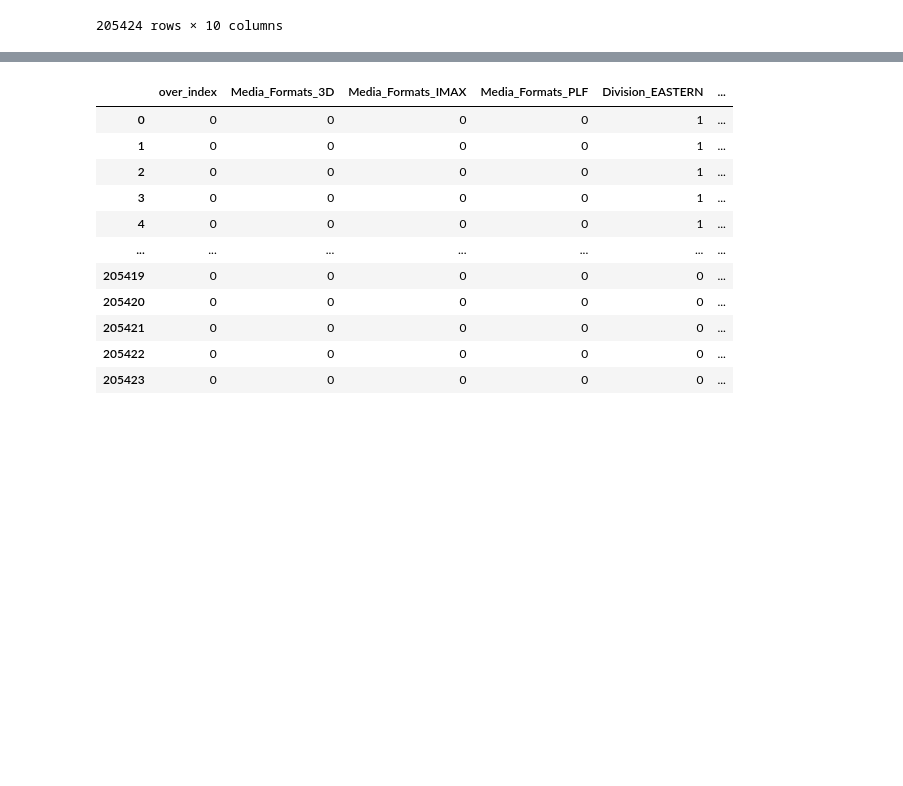
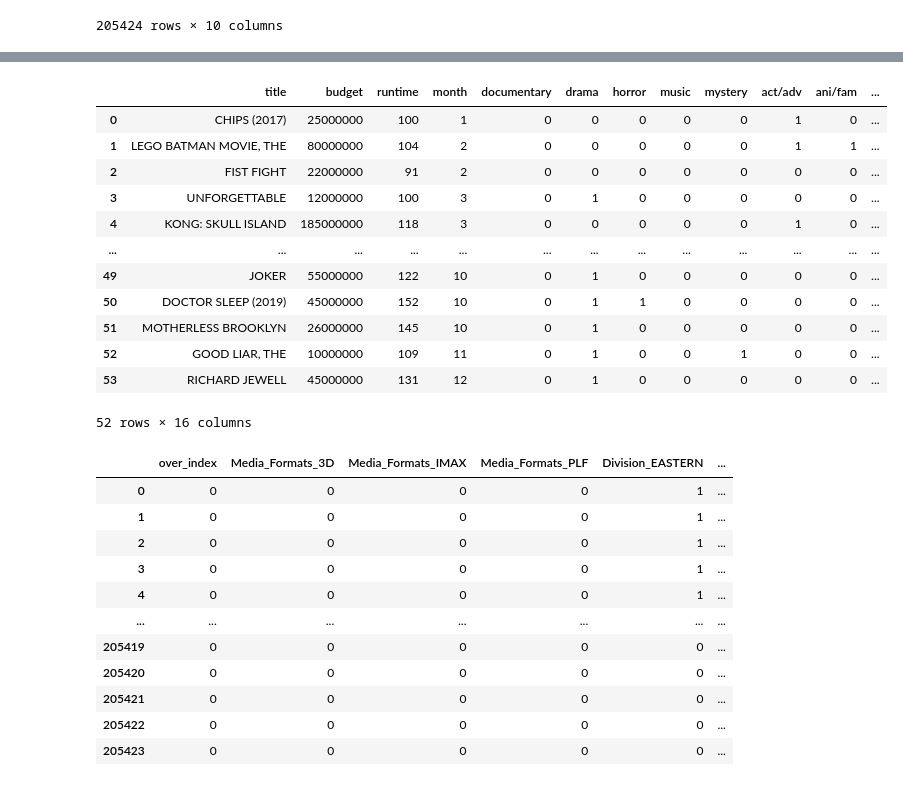
Before and after one commit to xazsanch/Identifiying-Over-and-Under-Performing-US-Movie-Theaters, a Jupyter notebook: over_under_theatres.ipynb, the cells around one changed output, grey strips where cells are left out. Cells and saved outputs as stored; diff of their text form; code cells hidden in the pictures; blank space fills up the shorter version.

```diff
--- a/over_under_theatres.ipynb
+++ b/over_under_theatres.ipynb
@@ -692,6 +691,22 @@ with pd.option_context("display.max_rows", 1000):
 | 51 | MOTHERLESS BROOKLYN | 26000000 | 145 | 10 | 0 | 1 | 0 | 0 | 0 | 0 | 0 | ... |
 | 52 | GOOD LIAR, THE | 10000000 | 109 | 11 | 0 | 1 | 0 | 0 | 1 | 0 | 0 | ... |
 | 53 | RICHARD JEWELL | 45000000 | 131 | 12 | 0 | 1 | 0 | 0 | 0 | 0 | 0 | ... |
+# %%
+full_movie
+# %% [output]
+|  | title | budget | runtime | month | documentary | drama | horror | music | mystery | act/adv | ani/fam | ... |
+| 0 | CHIPS (2017) | 25000000 | 100 | 1 | 0 | 0 | 0 | 0 | 0 | 1 | 0 | ... |
+| 1 | LEGO BATMAN MOVIE, THE | 80000000 | 104 | 2 | 0 | 0 | 0 | 0 | 0 | 1 | 1 | ... |
+| 2 | FIST FIGHT | 22000000 | 91 | 2 | 0 | 0 | 0 | 0 | 0 | 0 | 0 | ... |
+| 3 | UNFORGETTABLE | 12000000 | 100 | 3 | 0 | 1 | 0 | 0 | 0 | 0 | 0 | ... |
+| 4 | KONG: SKULL ISLAND | 185000000 | 118 | 3 | 0 | 0 | 0 | 0 | 0 | 1 | 0 | ... |
+| ... | ... | ... | ... | ... | ... | ... | ... | ... | ... | ... | ... | ... |
+| 49 | JOKER | 55000000 | 122 | 10 | 0 | 1 | 0 | 0 | 0 | 0 | 0 | ... |
+| 50 | DOCTOR SLEEP (2019) | 45000000 | 152 | 10 | 0 | 1 | 1 | 0 | 0 | 0 | 0 | ... |
+| 51 | MOTHERLESS BROOKLYN | 26000000 | 145 | 10 | 0 | 1 | 0 | 0 | 0 | 0 | 0 | ... |
+| 52 | GOOD LIAR, THE | 10000000 | 109 | 11 | 0 | 1 | 0 | 0 | 1 | 0 | 0 | ... |
+| 53 | RICHARD JEWELL | 45000000 | 131 | 12 | 0 | 1 | 0 | 0 | 0 | 0 | 0 | ... |
+52 rows × 16 columns
 # %%
 test_full = test_1hot.merge(full_movie,how='left',left_on='Release',right_on='title')
 test_full.drop(columns=['Release','title','T_No','perc_of_bo'],inplace=True)
```
Also changed, not shown: parts of 27 cells of this notebook.
